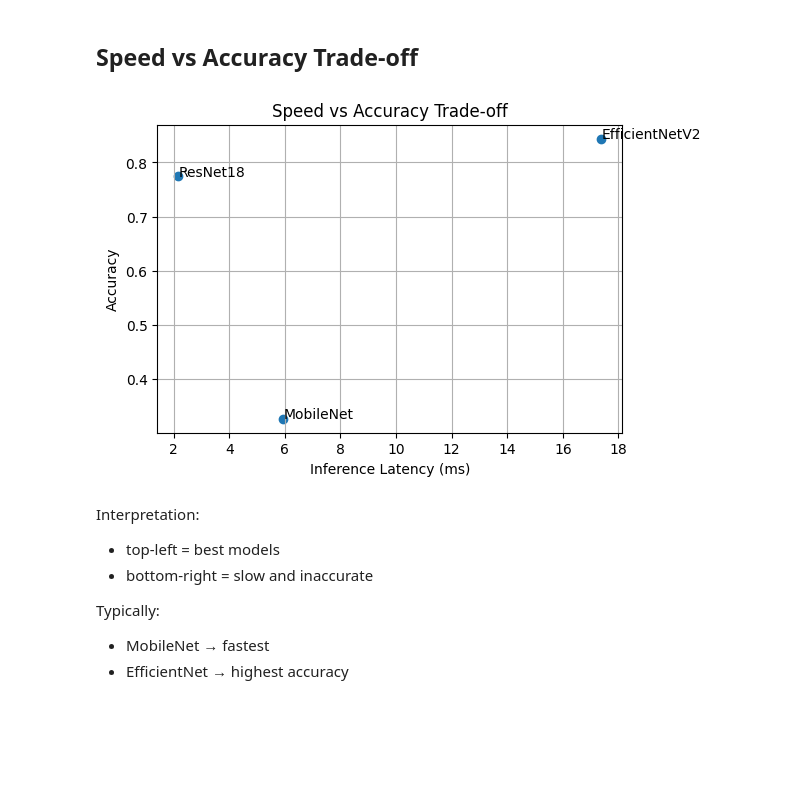
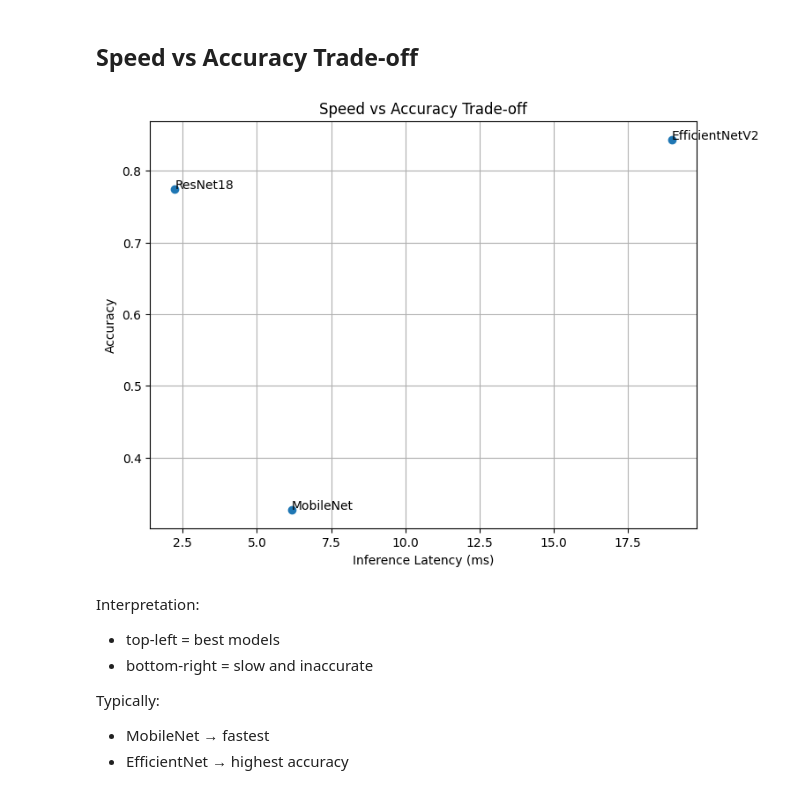
Before and after one commit to DT-Ashton/Mood-and-Attention-Monitoring-in-Online-Classrooms, a Jupyter notebook: benchmark.ipynb, the cells around one changed output. Drawn from its saved outputs; the diff is of its cells as text; code cells hidden in the pictures; blank space fills up the shorter version.

```diff
--- a/benchmark.ipynb
+++ b/benchmark.ipynb
@@ -318,23 +318,23 @@ Models with more parameters generally achieve higher accuracy but require more c
 # %% [markdown]
 ## Speed vs Accuracy Trade-off
 # %%
-plt.figure(figsize=(6,4))
+plt.figure(figsize=(8, 6))
 
 plt.scatter(df["latency_ms"], df["accuracy"])
 
 for model in df.index:
     plt.text(df.loc[model,"latency_ms"],
              df.loc[model,"accuracy"],
              model)
 
 plt.xlabel("Inference Latency (ms)")
 plt.ylabel("Accuracy")
 plt.title("Speed vs Accuracy Trade-off")
 
 plt.grid(True)
 plt.show()
 # %% [output]
-[figure, old version]
+[figure, new version]
 # %% [markdown]
 Interpretation:
 - top-left = best models
```
Also changed, not shown: parts of 2 cells of this notebook.
